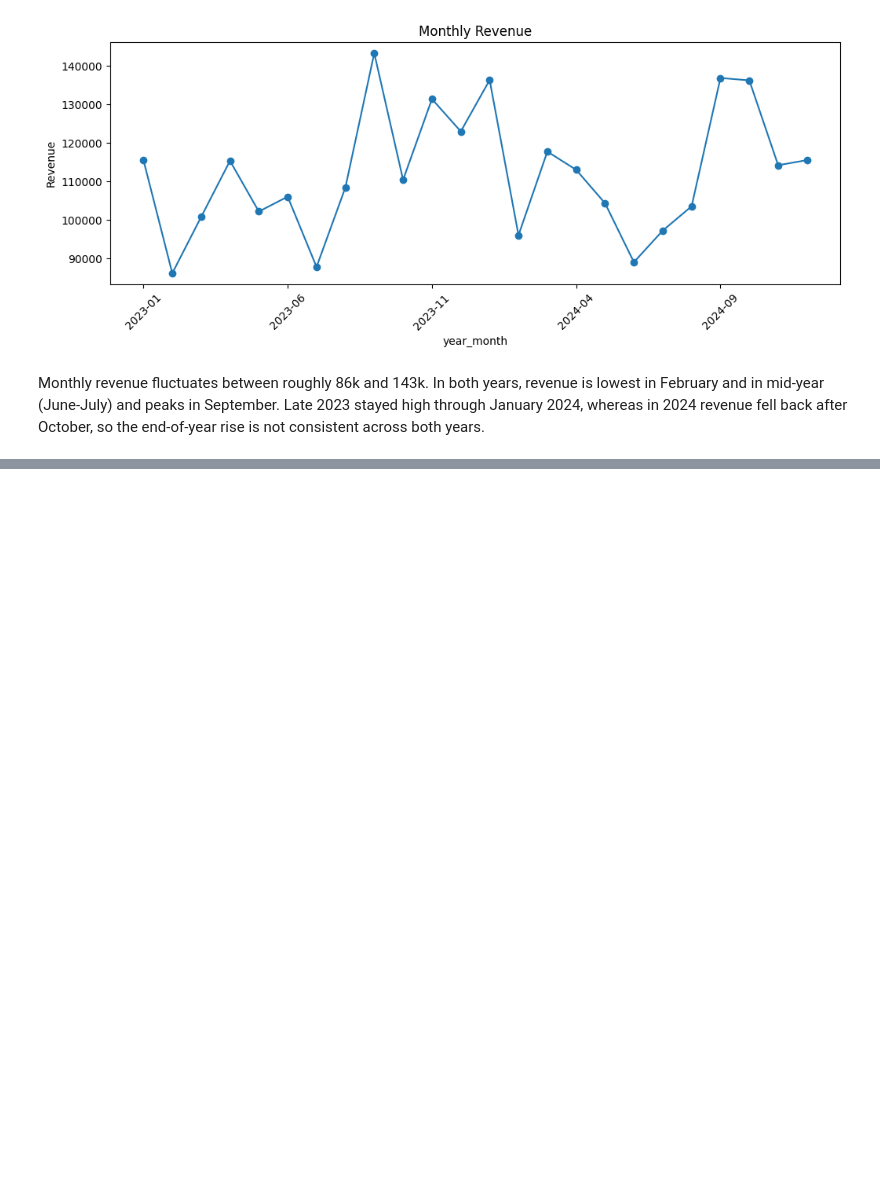
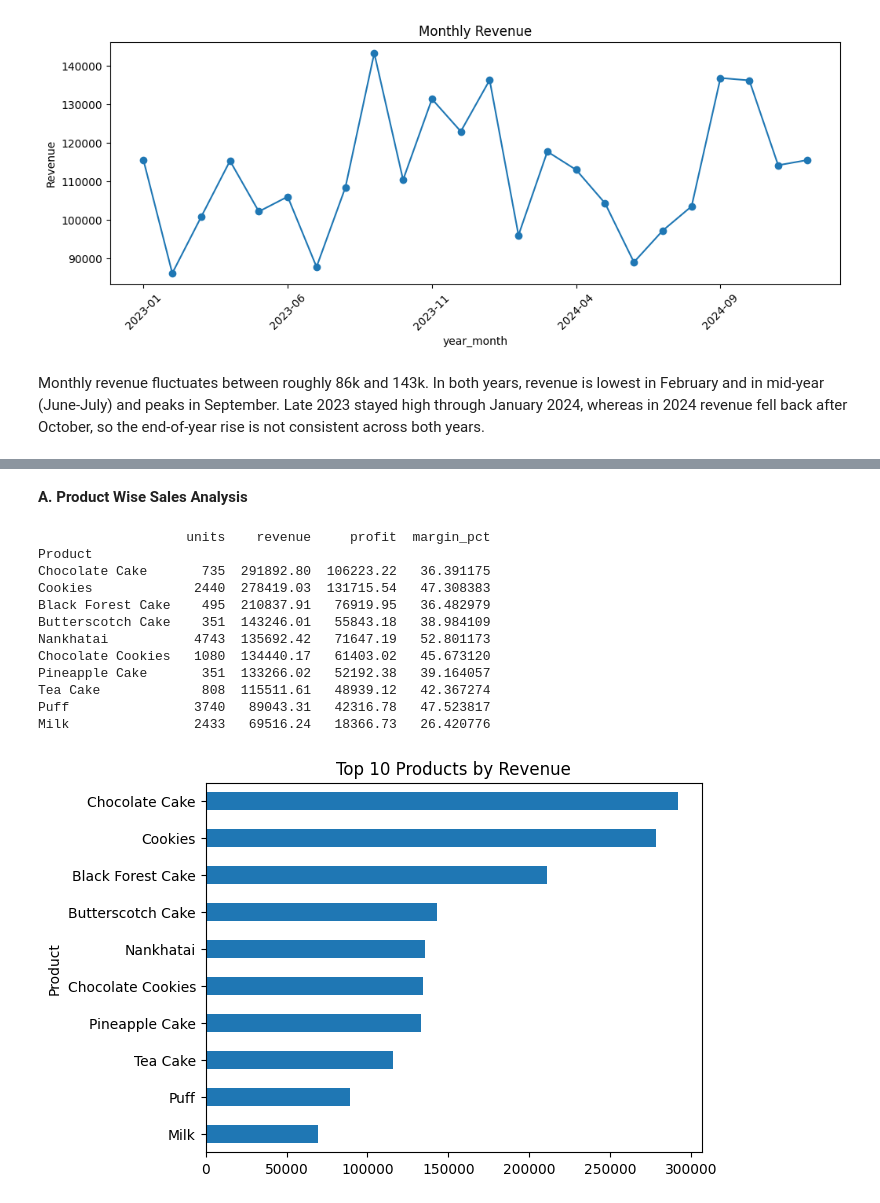
Before and after one commit to yabasahilda2004/Bakery_Sales, a Jupyter notebook: bakery.ipynb, the cells around one changed output, grey strips where cells are left out. Saved outputs shown, nothing was run; the diff lists cells and outputs as text; code cells hidden in the pictures; blank space fills up the shorter version.

```diff
--- a/bakery.ipynb
+++ b/bakery.ipynb
@@ -345,0 +421,27 @@ Monthly revenue fluctuates between roughly 86k and 143k. In both years, revenue
+# %% [markdown]
+**A. Product Wise Sales Analysis**
+# %%
+prod = df.groupby('Product').agg(
+    units = ('Quantity', 'sum'),
+    revenue = ('Revenue','sum'),
+    profit = ('Profit', 'sum'),
+).sort_values('revenue', ascending=False)
+prod['margin_pct']= prod['profit'] / prod['revenue'] * 100
+print(prod.head(10))
+
+prod['revenue'].head(10).plot(kind='barh', title = 'Top 10 Products by Revenue').invert_yaxis()
+plt.show()
+# %% [output]
+                   units    revenue     profit  margin_pct
+Product
+Chocolate Cake       735  291892.80  106223.22   36.391175
+Cookies             2440  278419.03  131715.54   47.308383
+Black Forest Cake    495  210837.91   76919.95   36.482979
+Butterscotch Cake    351  143246.01   55843.18   38.984109
+Nankhatai           4743  135692.42   71647.19   52.801173
+Chocolate Cookies   1080  134440.17   61403.02   45.673120
+Pineapple Cake       351  133266.02   52192.38   39.164057
+Tea Cake             808  115511.61   48939.12   42.367274
+Puff                3740   89043.31   42316.78   47.523817
+Milk                2433   69516.24   18366.73   26.420776
+[figure, added]
```
Also changed, not shown: parts of 22 cells of this notebook.
